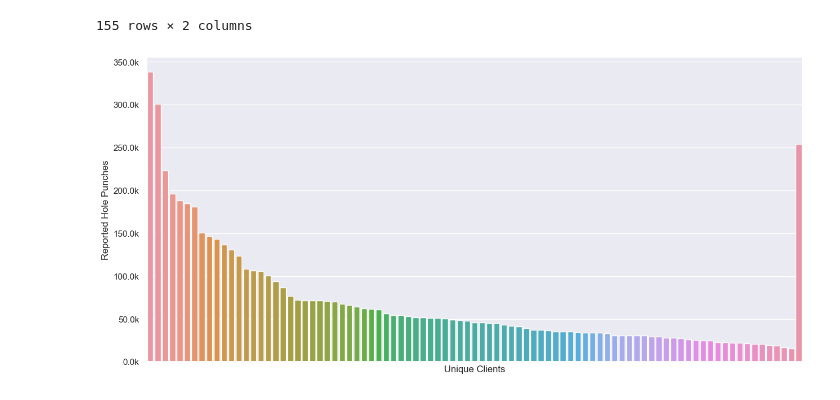
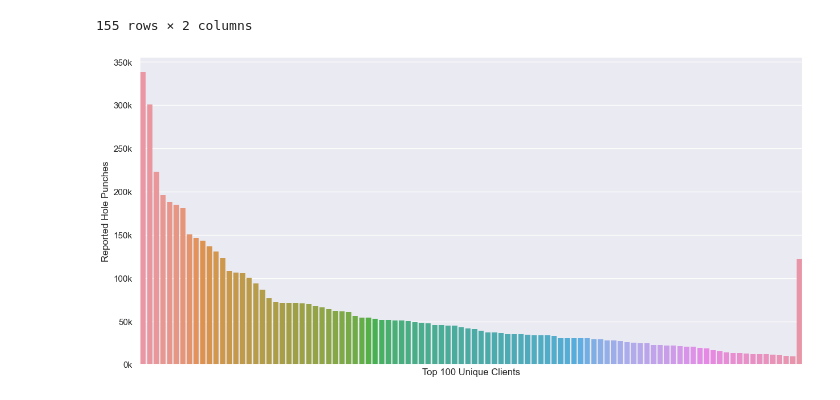
Before and after one commit to libp2p/punchr, a Jupyter notebook: analysis/2023-01-16-report-analysis.ipynb, the cells around one changed output. Drawn from its saved outputs; the diff is of its cells as text; code cells hidden in the pictures.

```diff
--- a/analysis/2023-01-16-report-analysis.ipynb
+++ b/analysis/2023-01-16-report-analysis.ipynb
@@ -389,18 +391,20 @@ df
 | 154 | 284.0 | 1 |
 155 rows × 2 columns
 # %%
+nlargest = 100
+
 fig, ax = plt.subplots(figsize=[15, 7], dpi=dpi)
-result = df.nlargest(89, columns="count")
+result = df.nlargest(nlargest, columns="count")
 other_count = df.loc[~df["authorization_id"].isin(result["authorization_id"]), "count"].sum()
 
 result.loc[len(result)] = ['Rest', other_count]
-sns.barplot(ax=ax, x="authorization_id", y="count", data=result)
+sns.barplot(ax=ax, x="authorization_id", y="count", data=result, width=0.8, lw=0)
 ax.set_xticks([])
-ax.set_xlabel("Unique Clients")
+ax.set_xlabel(f"Top {nlargest} Unique Clients")
 ax.set_ylabel("Reported Hole Punches")
-ax.get_yaxis().set_major_formatter(mtick.FuncFormatter(lambda x, p: "%.1fk" % (x / 1000)))
+ax.get_yaxis().set_major_formatter(mtick.FuncFormatter(lambda x, p: "%.0fk" % (x / 1000)))
 # %% [output]
-[figure, old version]
+[figure, new version]
 # %%
 query = f"""
 SELECT hpr.authorization_id, hpr.outcome, count(*)
```
Also changed, not shown: parts of 6 cells of this notebook.
